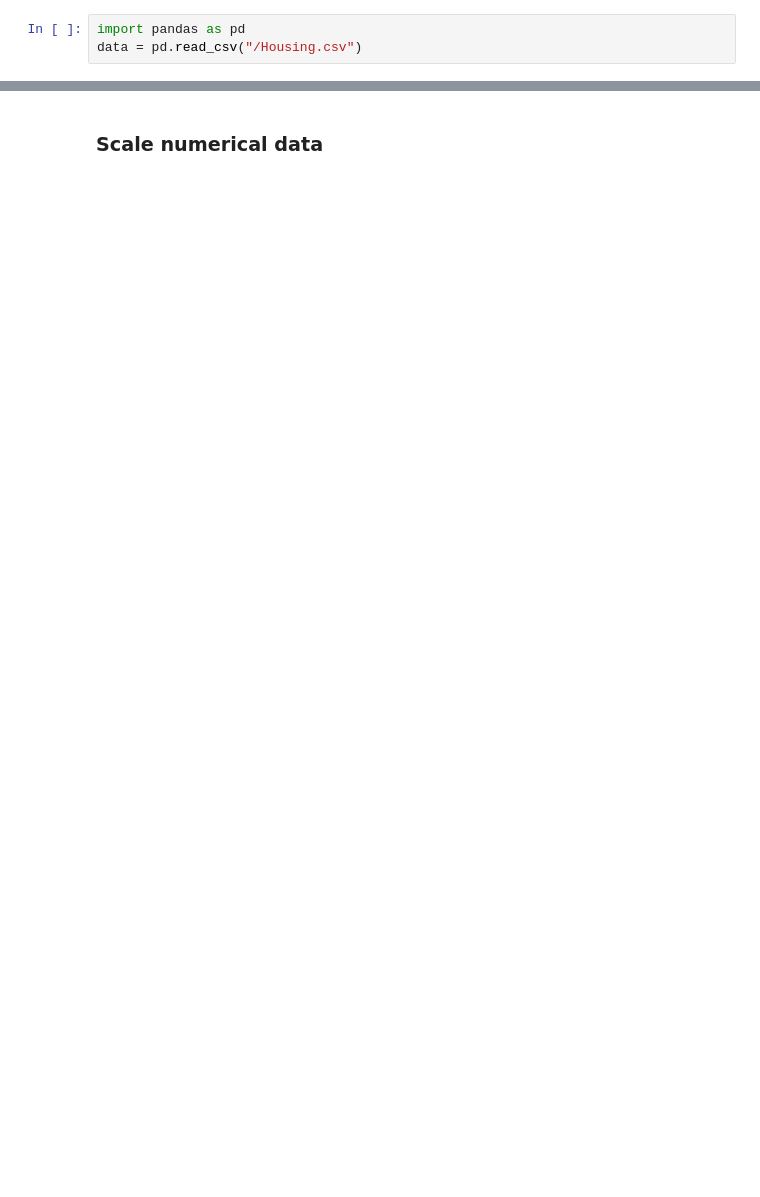
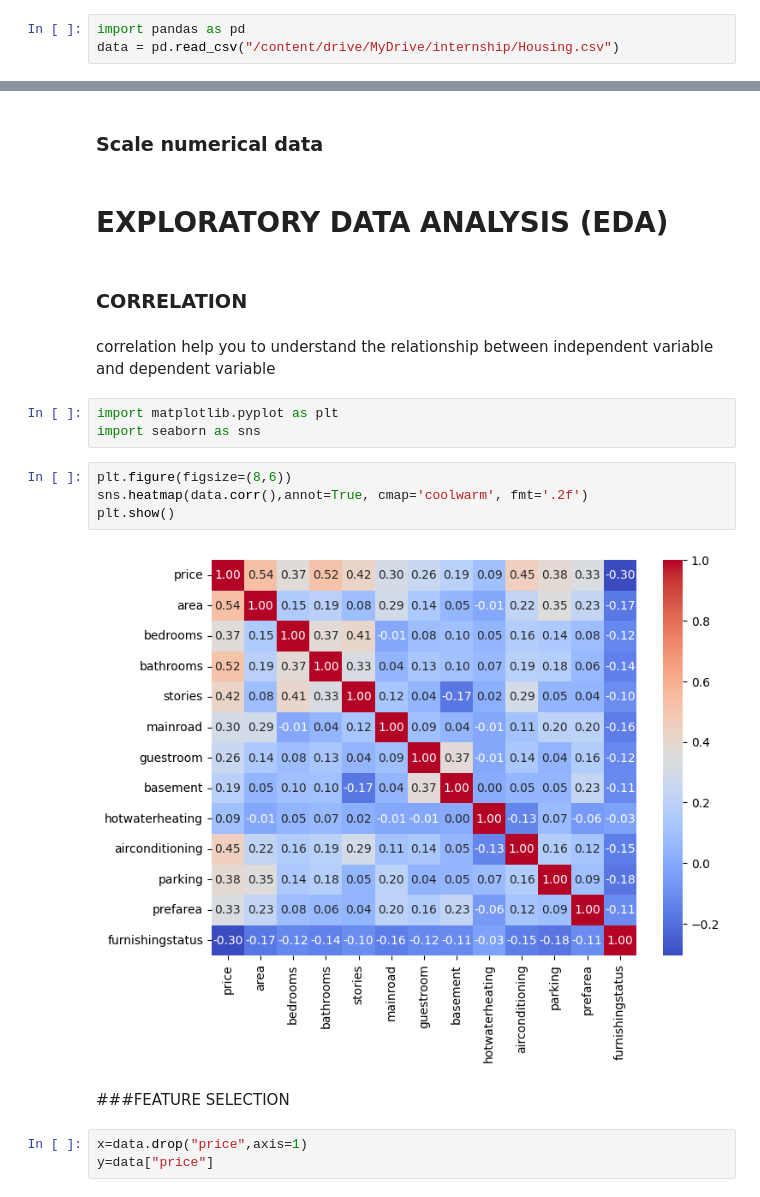
Before and after one commit to safrints/house-price-prediction-ml, a Jupyter notebook: house_price_prediction_using_ml.ipynb, the cells around one changed output, grey strips where cells are left out. Drawn from its saved outputs; the diff is of its cells as text; blank space fills up the shorter version.

```diff
--- a/house_price_prediction_using_ml.ipynb
+++ b/house_price_prediction_using_ml.ipynb
@@ -28,4 +33,4 @@ the most dynamic sectors, influenced by a variety of factors such as location, e
 # %%
 import pandas as pd
-data = pd.read_csv("/Housing.csv")
+data = pd.read_csv("/content/drive/MyDrive/internship/Housing.csv")
 # %% [markdown]
@@ -125,2 +121,22 @@ data.head()
 # %% [markdown]
 ### Scale numerical data
+# %% [markdown]
+# **EXPLORATORY DATA ANALYSIS (EDA)**
+# %% [markdown]
+### CORRELATION
+# %% [markdown]
+correlation help you to understand the relationship between independent variable and dependent variable
+# %%
+import matplotlib.pyplot as plt
+import seaborn as sns
+# %%
+plt.figure(figsize=(8,6))
+sns.heatmap(data.corr(),annot=True, cmap='coolwarm', fmt='.2f')
+plt.show()
+# %% [output]
+[figure, added]
+# %% [markdown]
+###FEATURE SELECTION
+# %%
+x=data.drop("price",axis=1)
+y=data["price"]
```
Also changed, not shown: parts of 39 cells of this notebook.
